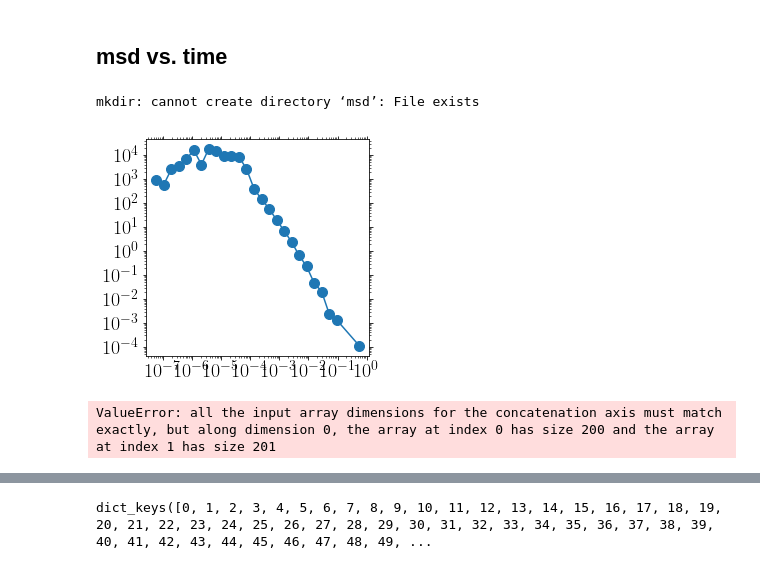
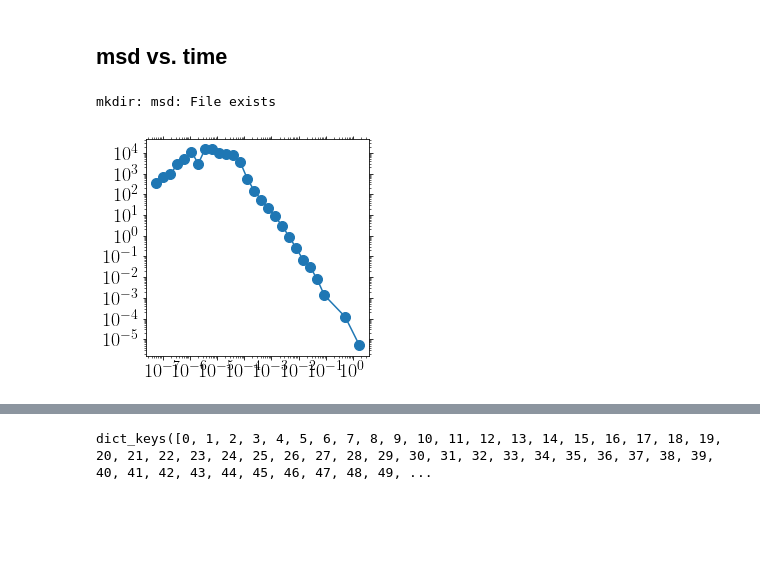
Before and after one commit to kkarimi62/vacancyDiffusion, a Jupyter notebook: postproc/postproc.ipynb, the cells around one changed output, grey strips where cells are left out. Saved outputs shown, nothing was run; the diff lists cells and outputs as text; code cells hidden in the pictures; blank space fills up the shorter version.

```diff
--- a/postproc/postproc.ipynb
+++ b/postproc/postproc.ipynb
@@ -356,3 +373,0 @@ reached end of file!
-# %%
-xv = xsum_concat.cumsum(axis=0)
-utl.PltErr(xv[:,0],xv[:,1])
@@ -362,11 +373,0 @@ utl.PltErr(xv[:,0],xv[:,1])
-# %%
-itime=0
-filtr = lmpCna.coord_atoms_broken[itime]['StructureType'] == 0.0
-rc = np.array(lmpData.coord_atoms_broken[itime][filtr]
-                [['x','y','z']].mean())
-# %%
-!rm void.xyz
-for itime in range(xv.shape[0]):
-    sfile=open('void.xyz','a')
-    utl.PrintOvito(pd.DataFrame(np.c_[xv[itime,:]+rc].reshape(1,3),columns=['x','y','z']),
-                   sfile, 'itime=%s'%itime, attr_list=['x', 'y', 'z'])
@@ -489,14 +477,17 @@ class MsDisp:
                               (self.disp[x[1]]['DisplacementZ'][self.filtr]-self.disp[x[0]]['DisplacementZ'][self.filtr])**2)).mean()),
                     zip(self.times,self.times[shift:])))
 
-#            print(np.c_[dt_real,disp].shape)
+#            print(np.array(disp).shape)
             if shift == 1:
                 tr_mat=np.c_[dt_real,disp]
             else:
                 tr_mat = np.concatenate([tr_mat,np.c_[dt_real,disp]],axis=0)
 
+        #--- remove dt == 0
+        filtr = tr_mat[:,0] > 0
+        tr_mat = tr_mat[filtr]
 
-
+#        pdb.set_trace()
         #--- binning
         xmin = 0.99*tr_mat[:,0].min()
         xmax = 1.01*tr_mat[:,0].max()
@@ -523,7 +514,7 @@ class MsDisp:
 
         return np.c_[xsum,ysum,(ysum_sq/count)**0.5]
 
-    def VacancyDynamics(self):
+    def VacancyDynamics(self, title='void.xyz'):
         '''
         return xyz coordinates associated with vacancy
         '''
@@ -545,13 +536,16 @@ class MsDisp:
                         [['x','y','z']].mean())
         #--- print
         try:
-            !rm msd/void.xyz
+            os.system('rm msd/%s'%title)
         except:
             pass
         for itime in range(xv.shape[0]):
-            sfile=open('msd/void.xyz','a')
+            sfile=open('msd/%s'%title,'a')
             utl.PrintOvito(pd.DataFrame(np.c_[xv[itime,:]+rc].reshape(1,3),columns=['x','y','z']),
                        sfile, 'itime=%s'%itime, attr_list=['x', 'y', 'z'])
+
+        self.xv = xv
+        self.dxv = xsum_concat
 
 
 !mkdir msd
@@ -561,38 +555,37 @@ msd = MsDisp( lmpDisp, lmpVel, lmpCna,
 #
 msd.GetPdfJumps() #--- jump distributions
 #--- vacancy
-msd.VacancyDynamics()
+msd.VacancyDynamics(title='void4.xyz')
 #
 ans = msd.WindowAverage(lmpData.headers['Time'],bins_per_decade=4,LOG=False) #---msd
 ans_logAveraged = msd.WindowAverage(lmpData.headers['Time'],bins_per_decade=4,LOG=True)
 #
 #
 with open('msd/msd.txt','w') as fp:
     np.savetxt(fp,ans,header='t\tmsd\terr')
 #
 with open('msd/msd_logAveraged.txt','w') as fp:
     np.savetxt(fp,ans_logAveraged,header='t\tmsd\terr')
 #
 with open('msd/event_times.txt','w') as fp:
     np.savetxt(fp,lmpData.times,header='t')
 #
 with open('msd/timeseries.txt','w') as fp:
     np.savetxt(fp,np.c_[lmpData.headers],header='Barrier Energy Step Time')
 
 #--- filter based on atom types
 # types = list(set(lmpDisp.coord_atoms_broken[0]['type']))
 # for itype in types:
 #     filtr = lmpDisp.coord_atoms_broken[0]['type'] == itype
 #     msd = MsDisp( lmpDisp, lmpVel,
 #               filtr #--- filter
 #             )
 #     ans = msd.WindowAverage(lmpData.times,bins_per_decade=4)
 #     #--- print
 #     with open('msd/msd_type%s.txt'%itype,'w') as fp:
 #         np.savetxt(fp,ans,header='t\tmsd\terr')
 #     with open('msd/event_times_type%s.txt'%itype,'w') as fp:
 #         np.savetxt(fp,lmpData.times,header='t')
 # %% [output]
-mkdir: cannot create directory ‘msd’: File exists
+mkdir: msd: File exists
-[figure, old version]
+[figure, new version]
-ValueError: all the input array dimensions for the concatenation axis must match exactly, but along dimension 0, the array at index 0 has size 200 and the array at index 1 has size 201
```
Also changed, not shown: parts of 24 cells of this notebook, 4 other files.
